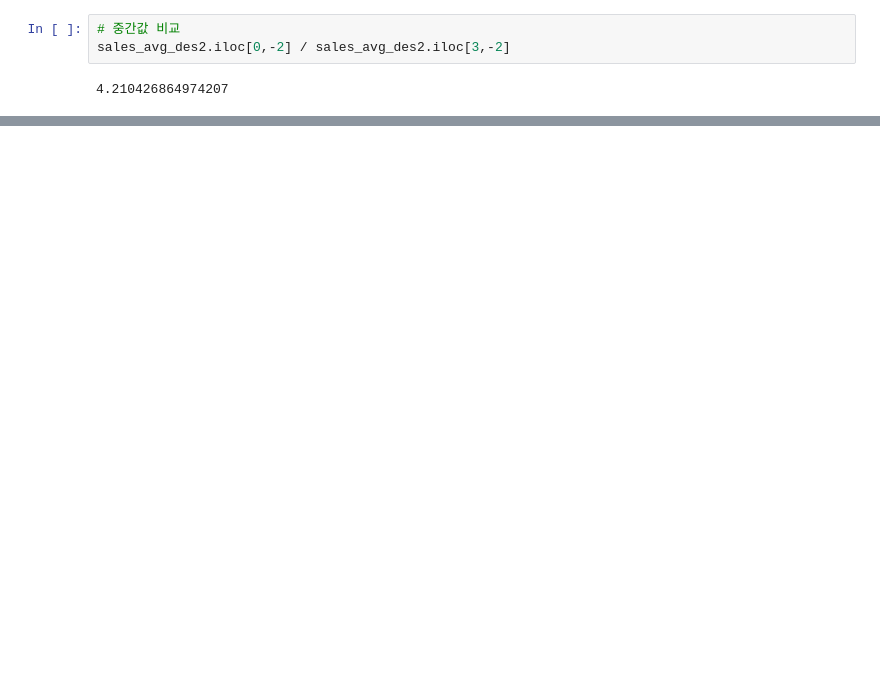
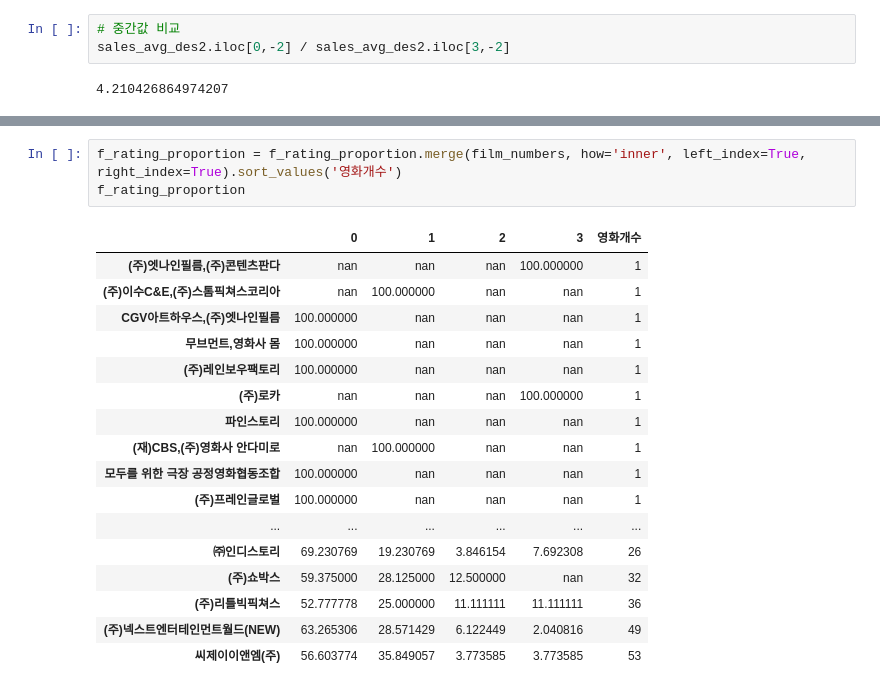
Before and after one commit to kim4pb/Female-led-Korean-Films, a Jupyter notebook: 03.ButterKnife/Analysis.ipynb, the cells around one changed output, grey strips where cells are left out. Cells and saved outputs as stored; diff of their text form; blank space fills up the shorter version.

```diff
--- a/03.ButterKnife/Analysis.ipynb
+++ b/03.ButterKnife/Analysis.ipynb
@@ -247,0 +279,21 @@ sales_avg_des2.iloc[0,-2] / sales_avg_des2.iloc[3,-2]
+# %%
+f_rating_proportion = f_rating_proportion.merge(film_numbers, how='inner', left_index=True, right_index=True).sort_values('영화개수')
+f_rating_proportion
+# %% [output]
+|  | 0 | 1 | 2 | 3 | 영화개수 |
+| (주)엣나인필름,(주)콘텐츠판다 | nan | nan | nan | 100.000000 | 1 |
+| (주)이수C&E,(주)스톰픽쳐스코리아 | nan | 100.000000 | nan | nan | 1 |
+| CGV아트하우스,(주)엣나인필름 | 100.000000 | nan | nan | nan | 1 |
+| 무브먼트,영화사 몸 | 100.000000 | nan | nan | nan | 1 |
+| (주)레인보우팩토리 | 100.000000 | nan | nan | nan | 1 |
+| (주)로카 | nan | nan | nan | 100.000000 | 1 |
+| 파인스토리 | 100.000000 | nan | nan | nan | 1 |
+| (재)CBS,(주)영화사 안다미로 | nan | 100.000000 | nan | nan | 1 |
+| 모두를 위한 극장 공정영화협동조합 | 100.000000 | nan | nan | nan | 1 |
+| (주)프레인글로벌 | 100.000000 | nan | nan | nan | 1 |
+| ... | ... | ... | ... | ... | ... |
+| ㈜인디스토리 | 69.230769 | 19.230769 | 3.846154 | 7.692308 | 26 |
+| (주)쇼박스 | 59.375000 | 28.125000 | 12.500000 | nan | 32 |
+| (주)리틀빅픽쳐스 | 52.777778 | 25.000000 | 11.111111 | 11.111111 | 36 |
+| (주)넥스트엔터테인먼트월드(NEW) | 63.265306 | 28.571429 | 6.122449 | 2.040816 | 49 |
+| 씨제이이앤엠(주) | 56.603774 | 35.849057 | 3.773585 | 3.773585 | 53 |
```
Also changed, not shown: parts of 6 cells of this notebook.
